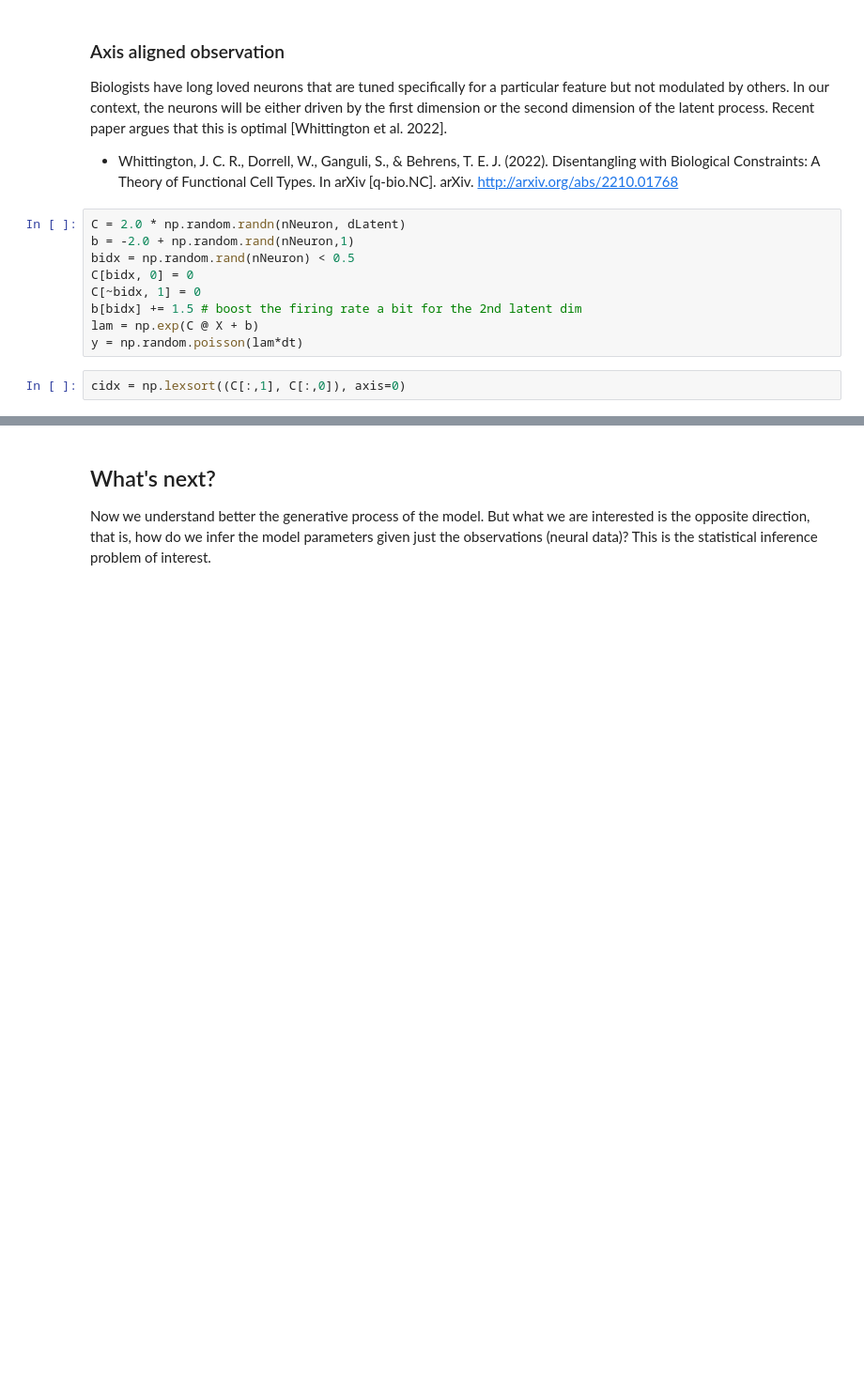
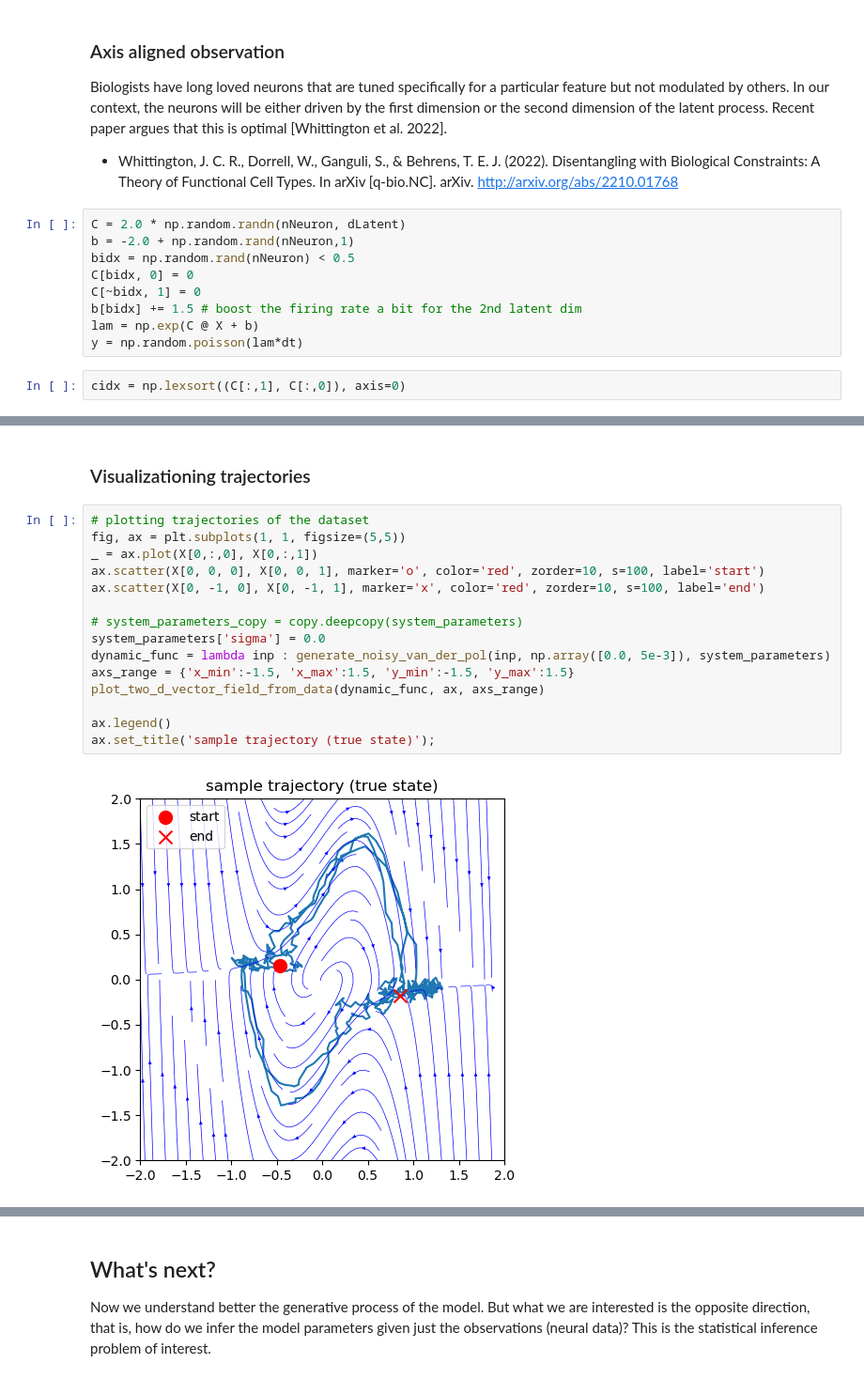
Before and after one commit to catniplab/latent_dynamics_workshop, a Jupyter notebook: 00_state_space_intuition.ipynb, the cells around one changed output, grey strips where cells are left out. Shown: that part at 94% size. Cells and saved outputs as stored; diff of their text form; blank space fills up the shorter version.

```diff
--- a/00_state_space_intuition.ipynb
+++ b/00_state_space_intuition.ipynb
@@ -166,0 +216,19 @@ plt.xlim(0, T); plt.xlabel('time'); plt.yticks([]); plt.title('raster plot (agai
+# %% [markdown]
+### Visualizationing trajectories
+# %%
+# plotting trajectories of the dataset
+fig, ax = plt.subplots(1, 1, figsize=(5,5))
+_ = ax.plot(X[0,:,0], X[0,:,1])
+ax.scatter(X[0, 0, 0], X[0, 0, 1], marker='o', color='red', zorder=10, s=100, label='start')
+ax.scatter(X[0, -1, 0], X[0, -1, 1], marker='x', color='red', zorder=10, s=100, label='end')
+
+# system_parameters_copy = copy.deepcopy(system_parameters)
+system_parameters['sigma'] = 0.0
+dynamic_func = lambda inp : generate_noisy_van_der_pol(inp, np.array([0.0, 5e-3]), system_parameters)
+axs_range = {'x_min':-1.5, 'x_max':1.5, 'y_min':-1.5, 'y_max':1.5}
+plot_two_d_vector_field_from_data(dynamic_func, ax, axs_range)
+
+ax.legend()
+ax.set_title('sample trajectory (true state)');
+# %% [output]
+[figure, added]
```
Also changed, not shown: parts of 19 cells of this notebook, 2 other files.
